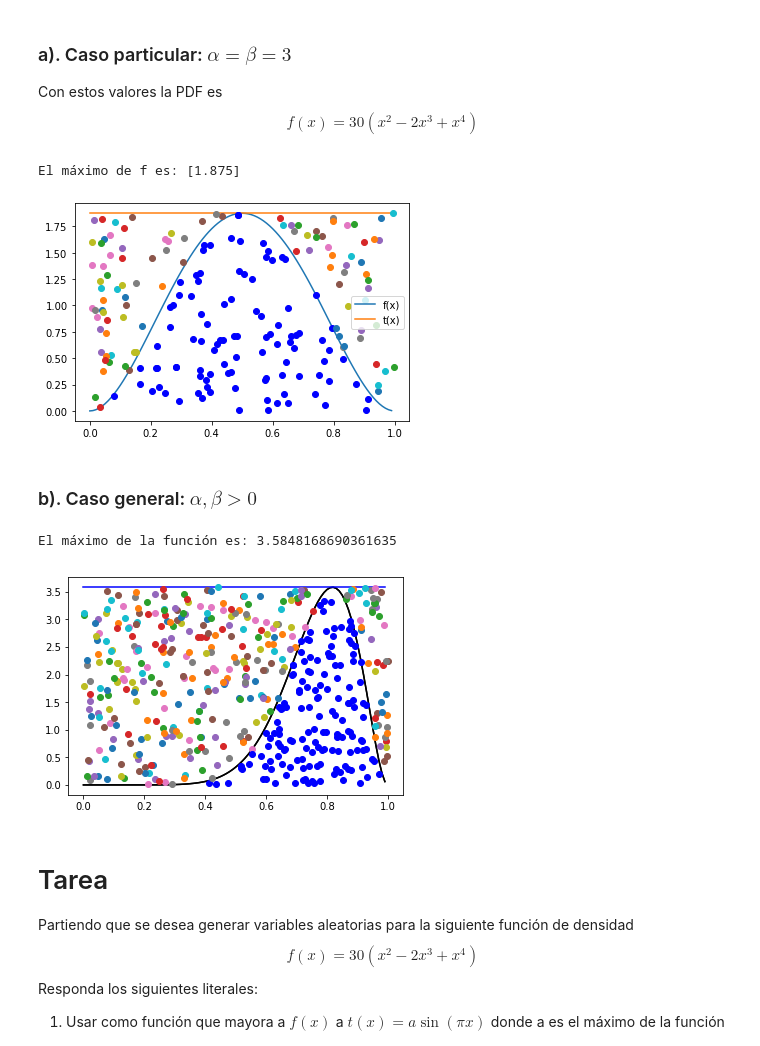
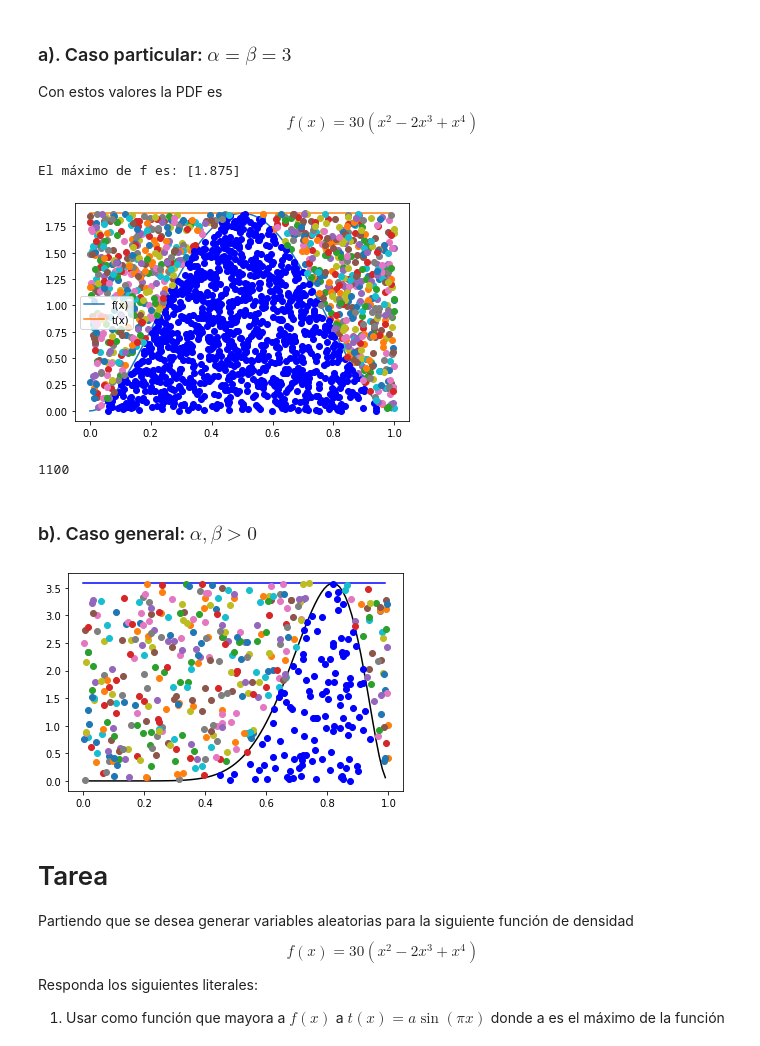
Before and after one commit to miguelaguirre11/SPF-2020-II-G1, a Jupyter notebook: TEMA-2/Clase10_MetodoAceptacionRechazo.ipynb, the cells around one changed output. Cells and saved outputs as stored; diff of their text form; code cells hidden in the pictures.

```diff
--- a/TEMA-2/Clase10_MetodoAceptacionRechazo.ipynb
+++ b/TEMA-2/Clase10_MetodoAceptacionRechazo.ipynb
@@ -170,30 +168,38 @@ def Acep_rechazo(R2:'Variables distruidas U~U(0,1)',
 # %%
 # Ilustración del método de aceptación y rechazo cuando se toma t(x) constante
 
 # Función objetivo
 f = lambda x:30*(x**2-2*x**3+x**4)
 # Máximo de la función f
 max_f = f(optimize.fmin(lambda x:-f(x),0,disp=False))
 # Función t -> Función constante
 t = lambda x: max_f*np.ones(len(x)) # función constante
 
 x = np.arange(0,1,0.01)  # Rango donde se graficará las funciones
 print('El máximo de f es:',max_f)
 # Gráficas de las funciones
 plt.plot(x,f(x),label='f(x)')
 plt.plot(x,t(x),label='t(x)')
 plt.legend()
 
 # Validación del método
-N = 200 # número de puntos a simular
-# Como estoy tomando t(x) constante solo es necesario generar valores aleatorios U~(0,1)
+N = 2000 # número de puntos a simular
+# Como estoy tomando t(x) constante solo es necesario generar valores aleatorios
+# basados en el dominio de la función f(x), en este caso el dominio es [0,1],
+# entonces yo debo de generar variables aleatorias uniformes entre U~(0,1)
 R2 = np.random.rand(N)
 R1 = np.random.rand(N)
-
-Acep_rechazo(R2,R1,f,t)
+# plt.show()
+aleatorias = Acep_rechazo(R2,R1,f,t)
 # %% [output]
 El máximo de f es: [1.875]
-[figure, old version]
+[figure, new version]
+# %%
+# plt.plot(x,f(x),label='f(x)')
+# plt.hist(aleatorias, bins=40, density=True);
+len(aleatorias)
+# %% [output]
+1100
 # %% [markdown]
 ###  b). Caso general: $\alpha,\beta>0$
 # %%
@@ -206,10 +212,10 @@ x = np.arange(0,1,0.01)
 plt.plot(x,f(x),'k')
 # Encuentro el máximo de la función f
 c = float(f(optimize.fmin(lambda x:-f(x),0,disp=False)))
-print('El máximo de la función es:',c)
+# print('El máximo de la función es:',c)
 
 t = lambda x: c*np.ones(len(x))
-plt.plot(x,f(x),'k')
+# plt.plot(x,f(x),'k')
 plt.plot(x,t(x),'b')
 R2 = np.random.rand(N)
 R1 = np.random.rand(N)
@@ -218,8 +224,7 @@ Acep_rechazo(R2,R1,f,t)
 
 plt.show()
 # %% [output]
-El máximo de la función es: 3.5848168690361635
-[figure, old version]
+[figure, new version]
 # %% [markdown]
 # Tarea
 Partiendo que se desea generar variables aleatorias para la siguiente función de densidad
```
Also changed, not shown: parts of 4 cells of this notebook.
